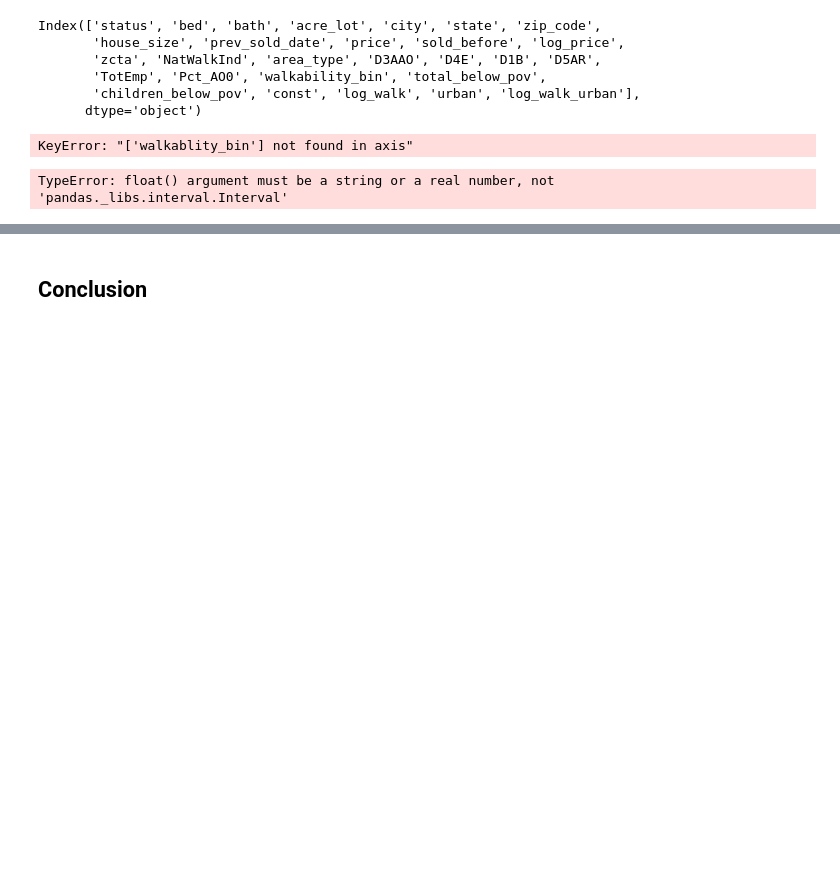
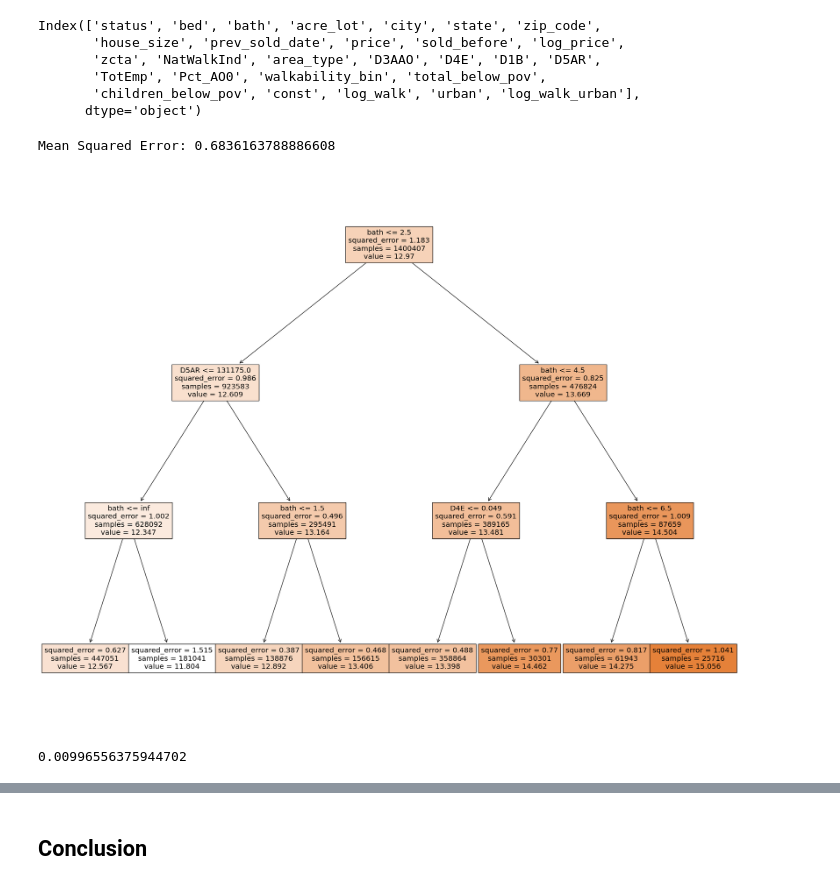
Before and after one commit to ECO225-W2024/project-one-code-S-O-Ahn, a Jupyter notebook: Project 1.ipynb, the cells around one changed output, grey strips where cells are left out. Drawn from its saved outputs; the diff is of its cells as text; code cells hidden in the pictures; blank space fills up the shorter version.

```diff
--- a/Project 1.ipynb
+++ b/Project 1.ipynb
@@ -947,19 +947,23 @@ Index(['status', 'bed', 'bath', 'acre_lot', 'city', 'state', 'zip_code',
        'children_below_pov', 'const', 'log_walk', 'urban', 'log_walk_urban'],
       dtype='object')
 # %%
-X = df_data.drop(columns=['price','log_price','prev_sold_date','area_type','status','city','state','walkablity_bin'])
+df_no_missing_price = df_data.dropna(subset=['log_price'])
+X = df_no_missing_price.drop(columns=['price','log_price','prev_sold_date','area_type','status','city','state','walkability_bin'])
 for column in X:
     X[column] = X[column].astype('float')
 y = df_data['log_price']
-# %% [output]
-KeyError: "['walkablity_bin'] not found in axis"
 # %%
 tree_1 = tree.DecisionTreeRegressor(max_depth=3).fit(X,y)
-# %% [output]
-TypeError: float() argument must be a string or a real number, not 'pandas._libs.interval.Interval'
 # %%
 # use the fitted tree to predict
 y_pred_tree = tree_1.predict(X)
 
 # find the error of prediction (MSE)
 print('Mean Squared Error:', metrics.mean_squared_error(y, y_pred_tree))
+# %% [output]
+Mean Squared Error: 0.6836163788886608
+# %%
+tree1_fig = plt.figure(figsize=(25,20))
+tree1_fig = tree.plot_tree(tree_1, feature_names=X.columns, filled=True)
+# %% [output]
+[figure, added]
@@ -965,0 +973,7 @@ print('Mean Squared Error:', metrics.mean_squared_error(y, y_pred_tree))
+# %%
+regr = RandomForestRegressor(max_features=5, random_state=1)
+regr.fit(X, y)
+pred = regr.predict(X)
+mean_squared_error(y, pred)
+# %% [output]
+0.00996556375944702
```
Also changed, not shown: parts of 2 cells of this notebook.
